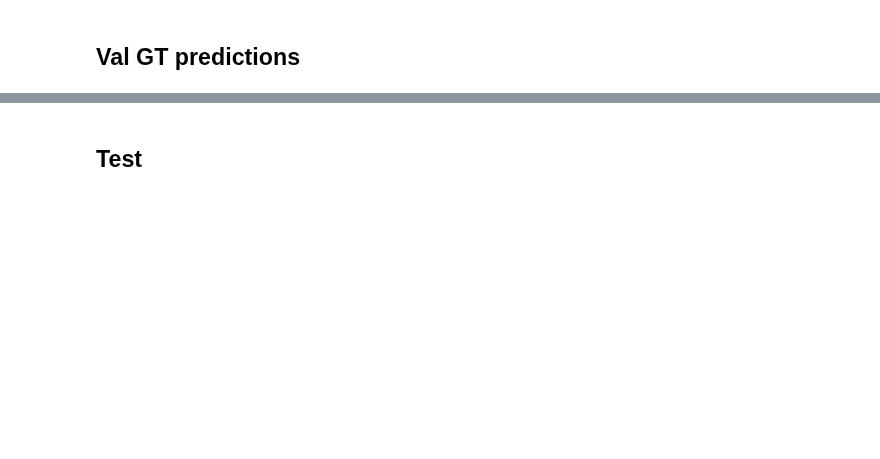
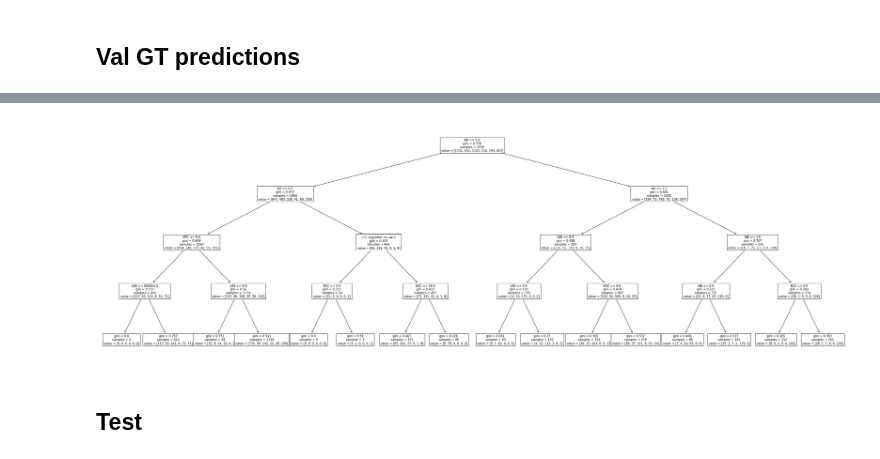
Before and after one commit to elangovana/bert-shortcuts, a Jupyter notebook: notebooks/chemprot_shortcut_analysis.ipynb, the cells around one changed output, grey strips where cells are left out. Cells and saved outputs as stored; diff of their text form; code cells hidden in the pictures; blank space fills up the shorter version.

```diff
--- a/notebooks/chemprot_shortcut_analysis.ipynb
+++ b/notebooks/chemprot_shortcut_analysis.ipynb
@@ -433,3 +419,35 @@ def filter_include_min_word_len(df, min_len=5):
 
 def filter_include_max_word_len(df, max_len=15):
     return df.query(f"x_span_word_len <= {max_len}").copy()
+# %%
+
+#     df["x"] = df[x_column].apply(lambda x: replace_in_place(x,markers_replacement))
+#     df["gold"] = df[gold_y_column].apply(lambda x: labels_order.index(x))
+#     df["gold_raw"] = df[gold_y_column]
+
+#     df["y"] = df[prediction_y_column].apply(lambda x: labels_order.index(x))
+#     df["y_raw"] = df[prediction_y_column]
+
+def add_y(df,  y_column):
+    df["y"] = df[y_column]
+    return df
+
+def run_analysis(df, y_column, meta_dataset, meta_target):
+    df = df.copy(deep=True).pipe(add_y, y_column=y_column)
+    result = train_and_predict_all_classifiers(df, min_df=1)
+
+    all_labels = list(set(list(df["gold_index"].unique())).union(set(list(df["prediction_index"].unique()))))
+
+    df_report = print_report_all_classifiers(df[y_column], result,  all_labels)
+    #get_top_discrimintary_keywords(result[NAIVE_BAYES]["m"],0)
+    summary_rec = {"df": df,
+                   "df_report" :df_report,
+                   "surrogate_model_result" : result,
+                   "meta":[
+                       { "name": "dataset" , "value": meta_dataset},
+                       { "name": "T" , "value": meta_target}
+                          ]
+                  }
+
+
+    return  summary_rec
@@ -771,0 +557,5 @@ if NAIVE_BAYES_WITH_TREE in val_prediction_result:
+# %%
+df_val = load_valtest_pred(local_val_prediction_file)
+
+r = run_analysis(df_val,y_column="gold_index", meta_dataset = "CHM VAL", meta_target = "GT" )
+all_results.append(r)
@@ -772,2 +580,6 @@ if NAIVE_BAYES_WITH_TREE in val_prediction_result:
+# %%
+plot_tree(r["surrogate_model_result"][NAIVE_BAYES_WITH_TREE]["m"])
+# %% [output]
+[figure, added]
 # %% [markdown]
 ## Test
```
Also changed, not shown: parts of 72 cells of this notebook.
